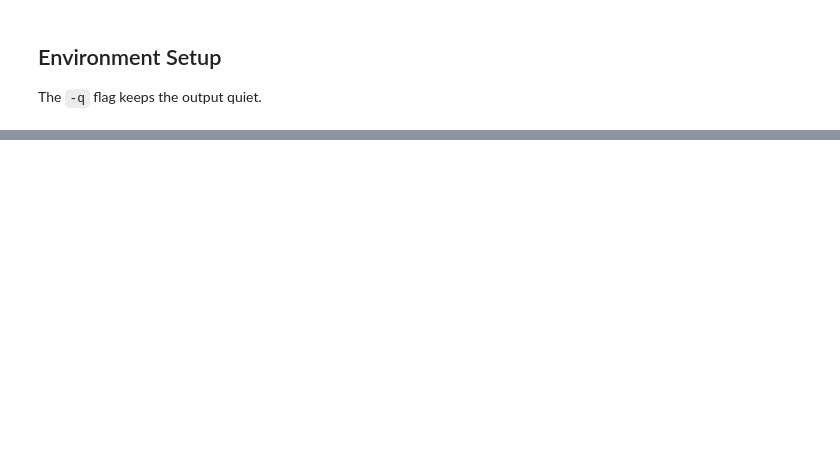
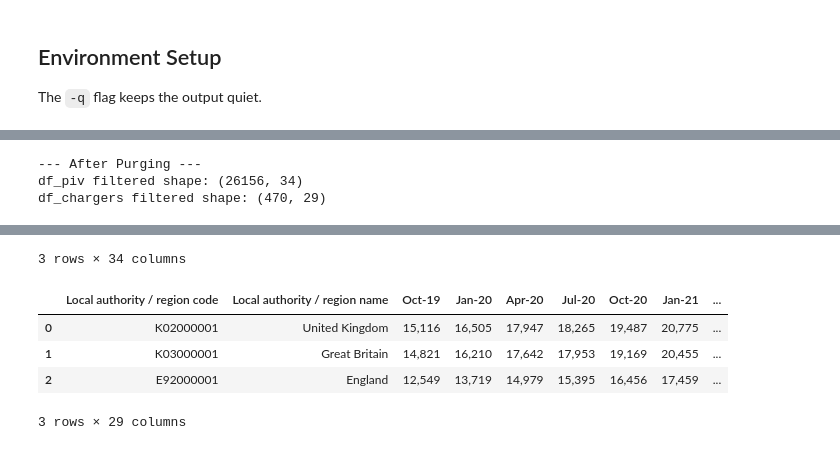
Before and after one commit to leon72305-source/DSAI_FINAL, a Jupyter notebook: DSandAIP2027_Drafts.ipynb, the cells around one changed output, grey strips where cells are left out. Saved outputs shown, nothing was run; the diff lists cells and outputs as text; code cells hidden in the pictures; blank space fills up the shorter version.

```diff
--- a/DSandAIP2027_Drafts.ipynb
+++ b/DSandAIP2027_Drafts.ipynb
@@ -57,0 +56,61 @@ Loaded successfully! Initial Shape: (468, 30)
+# %%
+def filter_veh(df):
+    cols_to_keep = []
+    for col in df.columns:
+        col_str = str(col).strip()
+        match = re.search(r'(20\d{2})\s*Q?([1-4])?', col_str)
+        if match:
+            year = int(match.group(1))
+            q_match = match.group(2)
+            quarter = int(q_match) if q_match else None
+
+            # Keep if year is 2020 or later
+            if year > 2019:
+                cols_to_keep.append(col)
+            # If exactly 2019, keep only Q4 onward (drop Q1, Q2, Q3)
+            elif year == 2019:
+                if quarter is None or quarter >= 4:
+                    cols_to_keep.append(col)
+        else:
+            # Keep non-time metadata columns (like GSS code, LA name)
+            cols_to_keep.append(col)
+    return df[cols_to_keep]
+
+def filter_chargers(df):
+    cols_to_keep = []
+    for col in df.columns:
+        col_str = str(col).strip().lower()
+        match = re.search(r'([a-z]{3})[-/\s]?(\d{2,4})', col_str)
+        if match:
+            month_str = match.group(1)
+            year_raw = match.group(2)
+
+            if month_str in month_map:
+                month = month_map[month_str]
+                year = int(year_raw)
+                if year < 100:  # Convert 2-digit year (e.g., '19') to 2019
+                    year += 2000
+
+                # Rule: Keep up to April 2026
+                if (year < 2026) or (year == 2026 and month <= 4):
+                    cols_to_keep.append(col)
+            else:
+                cols_to_keep.append(col)
+        else:
+            # Keep non-time metadata columns
+            cols_to_keep.append(col)
+    return df[cols_to_keep]
+
+df_piv = filter_veh(df_piv)
+df_chargers = filter_chargers(df_chargers)
+
+print("\n--- After Purging ---")
+print(f"df_piv filtered shape: {df_piv.shape}")
+print(f"df_chargers filtered shape: {df_chargers.shape}")
+
+display(df_piv.head(3))
+display(df_chargers.head(3))
+# %% [output]
+--- After Purging ---
+df_piv filtered shape: (26156, 34)
+df_chargers filtered shape: (470, 29)
@@ -57,0 +121,6 @@ Loaded successfully! Initial Shape: (468, 30)
+3 rows × 34 columns
+|  | Local authority / region code | Local authority / region name | Oct-19 | Jan-20 | Apr-20 | Jul-20 | Oct-20 | Jan-21 | ... |
+| 0 | K02000001 | United Kingdom | 15,116 | 16,505 | 17,947 | 18,265 | 19,487 | 20,775 | ... |
+| 1 | K03000001 | Great Britain | 14,821 | 16,210 | 17,642 | 17,953 | 19,169 | 20,455 | ... |
+| 2 | E92000001 | England | 12,549 | 13,719 | 14,979 | 15,395 | 16,456 | 17,459 | ... |
+3 rows × 29 columns
```
Also changed, not shown: parts of 8 cells of this notebook.
